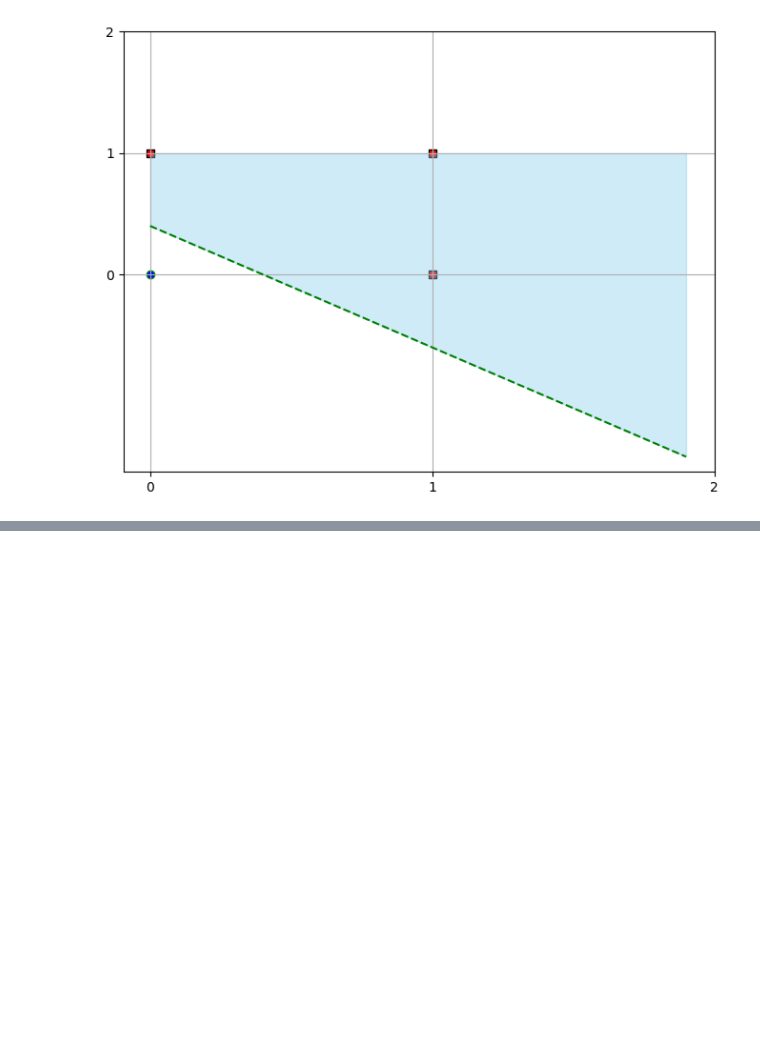
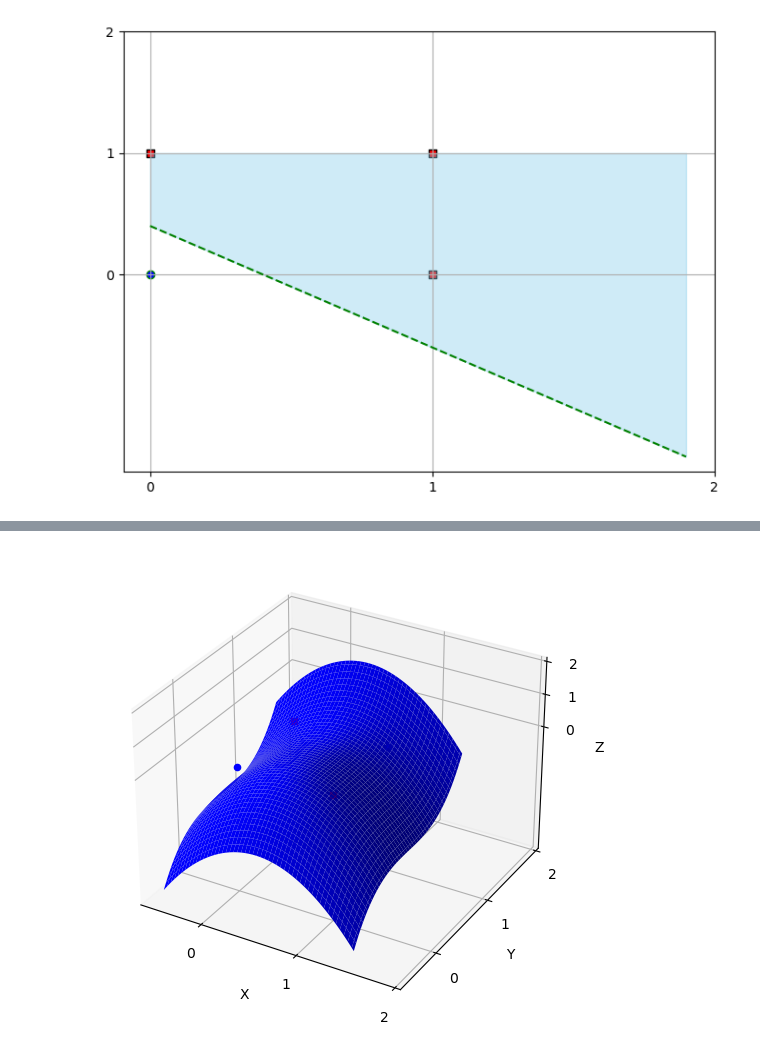
Before and after one commit to kwanhyeong0819/DL-learning, a Jupyter notebook: 2장 퍼셉트론.ipynb, the cells around one changed output, grey strips where cells are left out. Saved outputs shown, nothing was run; the diff lists cells and outputs as text; code cells hidden in the pictures; blank space fills up the shorter version.

```diff
--- a/2장 퍼셉트론.ipynb
+++ b/2장 퍼셉트론.ipynb
@@ -264,0 +337,32 @@ plt.show()
+# %%
+import numpy as np
+import matplotlib.pyplot as plt
+from mpl_toolkits.mplot3d import Axes3D
+
+# 산점도 그리기
+fig = plt.figure(figsize=(8, 6))
+ax = fig.add_subplot(111, projection='3d')
+
+ax.scatter(0, 0, 0, color='b', marker='o')
+ax.scatter(0, 1, 0, color='r', marker='s')
+ax.scatter(1, 0, 0, color='r', marker='s')
+ax.scatter(1, 1, 0, color='b', marker='o')
+
+# 비선형 그래프 그리기
+x = np.linspace(-0.5, 1.5, 100)
+y = np.linspace(-0.5, 1.5, 100)
+x, y = np.meshgrid(x, y)
+z = -2 * (x - 0.5) ** 2 + 1.5 * (y - 0.5) ** 3
+
+ax.plot_surface(x, y, z, color='b')
+
+ax.set_xticks(np.arange(0, 3, 1))
+ax.set_yticks(np.arange(0, 3, 1))
+ax.set_zticks(np.arange(0, 3, 1))
+ax.set_xlabel('X')
+ax.set_ylabel('Y')
+ax.set_zlabel('Z')
+
+plt.show()
+# %% [output]
+[figure, added]
```
Also changed, not shown: parts of 8 cells of this notebook.
